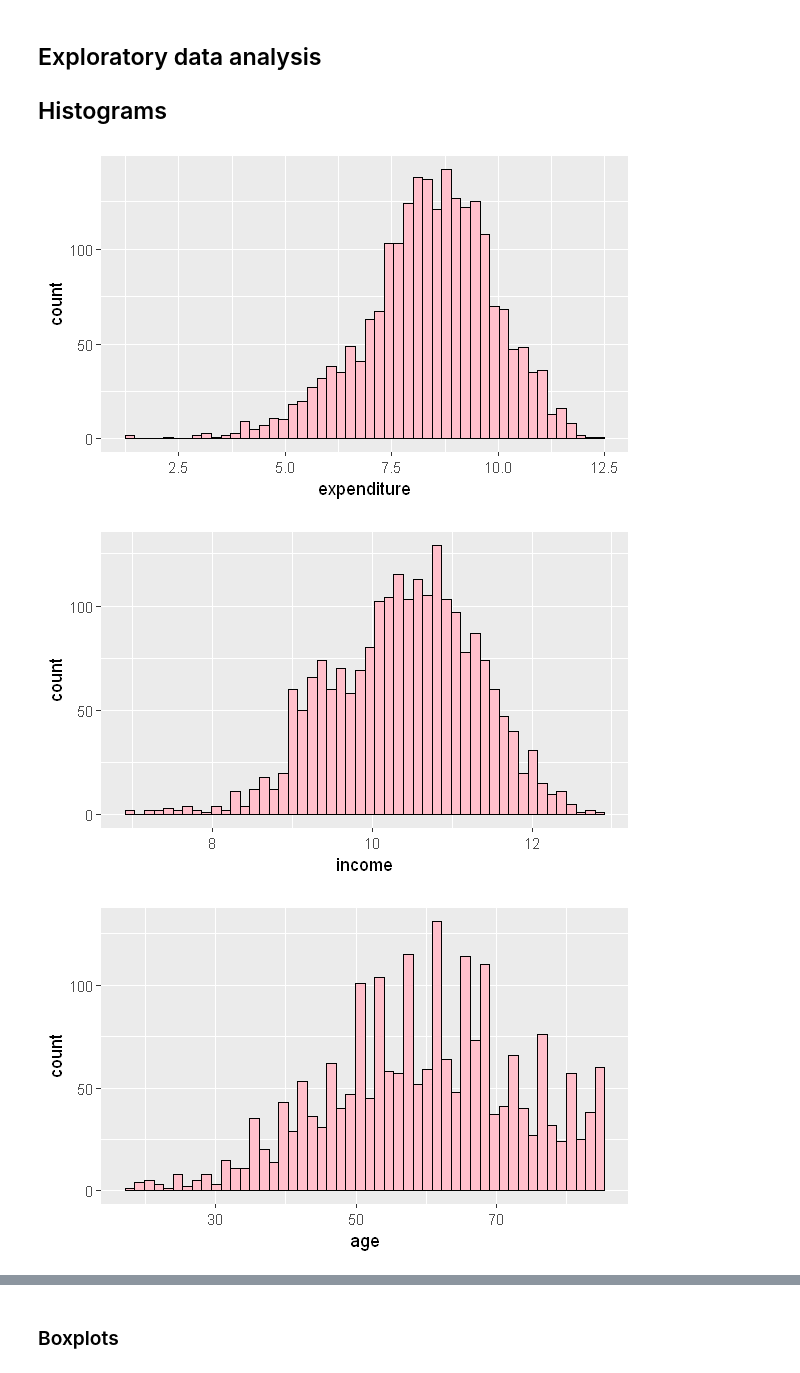
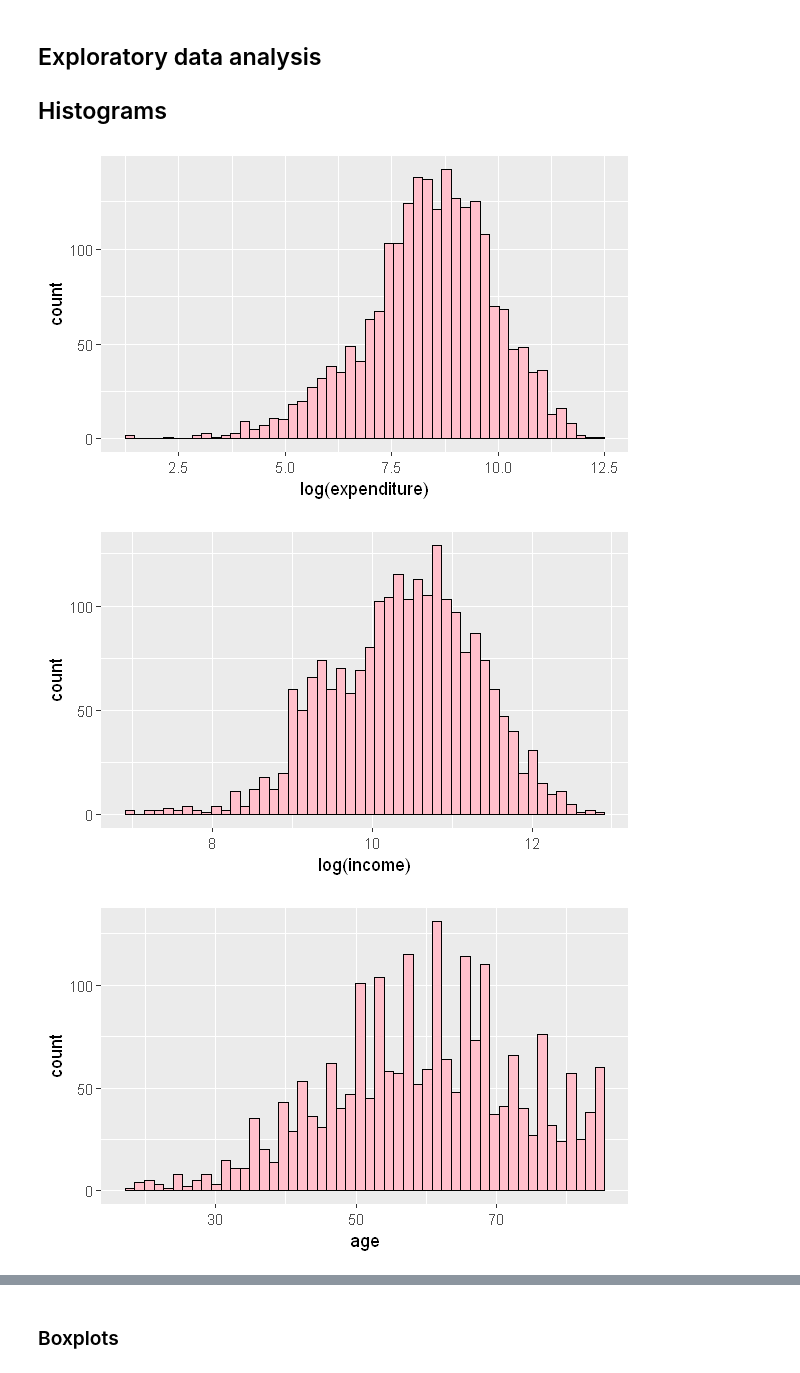
Before and after one commit to LanceWhitehorn/ACST4005, a Jupyter notebook: assignment/Assignment.ipynb, the cells around one changed output, grey strips where cells are left out. Saved outputs shown, nothing was run; the diff lists cells and outputs as text; code cells hidden in the pictures.

Commit message:
Assignment - Renamed x-axis of logged histograms

```diff
--- a/assignment/Assignment.ipynb
+++ b/assignment/Assignment.ipynb
@@ -176,21 +176,21 @@ table(clean$smoker)
 # %%
 options(repr.plot.width = 5, repr.plot.height = 3)
 
 for (col in colnames(clean)[2:5]) {
     if (col == 'age') {
         plot <- clean %>%
             ggplot(aes(unlist(clean[col]))) +
             geom_histogram(bins=50, fill='pink', colour='black') +
             xlab(col)
     } else {
         plot <- clean %>%
             ggplot(aes(log(unlist(clean[col])))) +
             geom_histogram(bins=50, fill='pink', colour='black') +
-            xlab(col)
+            xlab(paste0('log(', col,')'))
     }
     print(plot)
 }
 # %% [output]
-[figure, old version]
+[figure, new version]
-[figure, old version]
+[figure, new version]
 [figure]
```
Also changed, not shown: parts of 6 cells of this notebook.
